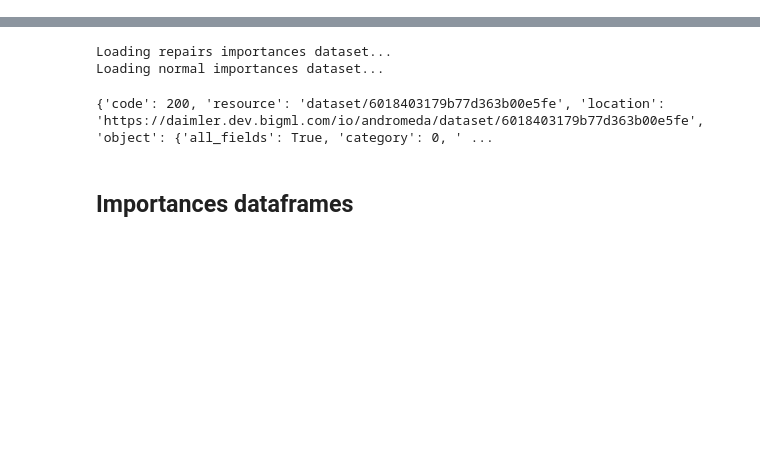
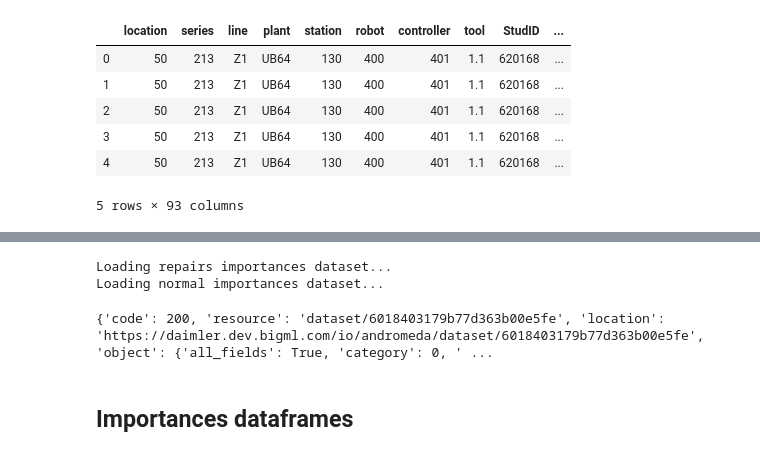
Before and after one commit to guillemvidalfite/ml-utils, a Jupyter notebook: anomaly-importances-util/notebooks/Python_development.ipynb, the cells around one changed output, grey strips where cells are left out. Cells and saved outputs as stored; diff of their text form; code cells hidden in the pictures; blank space fills up the shorter version.

```diff
--- a/anomaly-importances-util/notebooks/Python_development.ipynb
+++ b/anomaly-importances-util/notebooks/Python_development.ipynb
@@ -131,13 +281,29 @@ repairs_source = create_source(repairs_file_path, api, log)
+# %%
+# Retrieve new input fields
+#importances_df_sorted = importances_df.sort_values('imp_median_diffs', ascending=False).reset_index(drop=True)
+
+new_input_fields = []
+# loop over first N optimal features and store feature names
+for index, row in importances_df.sort_values('imp_median_diffs', ascending=False).reset_index(drop=True).iterrows():
+    if index == config_dict["optimal_field_num"]:
+        break  # exit loop
+    new_input_fields.append(row["field_names"])
 # %%
-# train models
+# create anomaly detector and retrieve BAS
+# WHIZZML train anomaly detector and extract BAS
 log.info("Building WhizzML inputs")
 script_inputs = {
-    "inputs": [
-     ["source_repair_flags", repairs_source["resource"]],
-     ["source_train", train_source["resource"]],
-     ["all_input_features", all_input_features]
-    ]
+   "inputs": [
+    ["source_repair_flags", repairs_source["resource"]],
+    ["source_train", train_source["resource"]],
+    ["source_test", test_source["resource"]],
+    ["optimal_input_features", new_input_fields],
+    ["original_input_features", params_dict["original-input-features"]]
+   ]
 }
+bas_execution_result = execute_whizzml(config_dict["anomaly_detector_whizzml_id"], script_inputs, api, log)
 
-importances_execution_result = execute_whizzml(importances_whizzml_script_id, script_inputs, api, log)
+# get whizzml results
+test_BAS_optimal_ds_id = bas_execution_result["ds_test_optimal_BAS"]
+test_BAS_original_ds_id = bas_execution_result["ds_test_original_BAS"]
 # %% [output]
@@ -155,0 +314,16 @@ normal_importances_dataset_id = importances_execution_result["normal-importances
+# %%
+# get BAS datasets into dataframes
+export_file_path_opti = config_dict["tmp_datasets_directory"] + "/" + tse["name"] + "_optimal_BAS.csv"
+export_file_path_orig = config_dict["tmp_datasets_directory"] + "/" + tse["name"] + "_original_BAS.csv"
+
+
+api.download_dataset(test_BAS_optimal_ds_id,export_file_path_opti)
+log.info("BAS optimal dataset downloaded: %s" % export_file_path_opti)
+api.download_dataset(test_BAS_original_ds_id,export_file_path_orig)
+log.info("BAS original dataset downloaded: %s" % export_file_path_orig)
+
+optimal_bas_df = pd.read_csv(export_file_path_opti)
+original_bas_df = pd.read_csv(export_file_path_orig)
+
+optimal_bas_df.head()
+# %% [output]
@@ -155,0 +332,7 @@ normal_importances_dataset_id = importances_execution_result["normal-importances
+|  | location | series | line | plant | station | robot | controller | tool | StudID | ... |
+| 0 | 50 | 213 | Z1 | UB64 | 130 | 400 | 401 | 1.1 | 620168 | ... |
+| 1 | 50 | 213 | Z1 | UB64 | 130 | 400 | 401 | 1.1 | 620168 | ... |
+| 2 | 50 | 213 | Z1 | UB64 | 130 | 400 | 401 | 1.1 | 620168 | ... |
+| 3 | 50 | 213 | Z1 | UB64 | 130 | 400 | 401 | 1.1 | 620168 | ... |
+| 4 | 50 | 213 | Z1 | UB64 | 130 | 400 | 401 | 1.1 | 620168 | ... |
+5 rows × 93 columns
```
Also changed, not shown: parts of 19 cells of this notebook, 18 other files.
